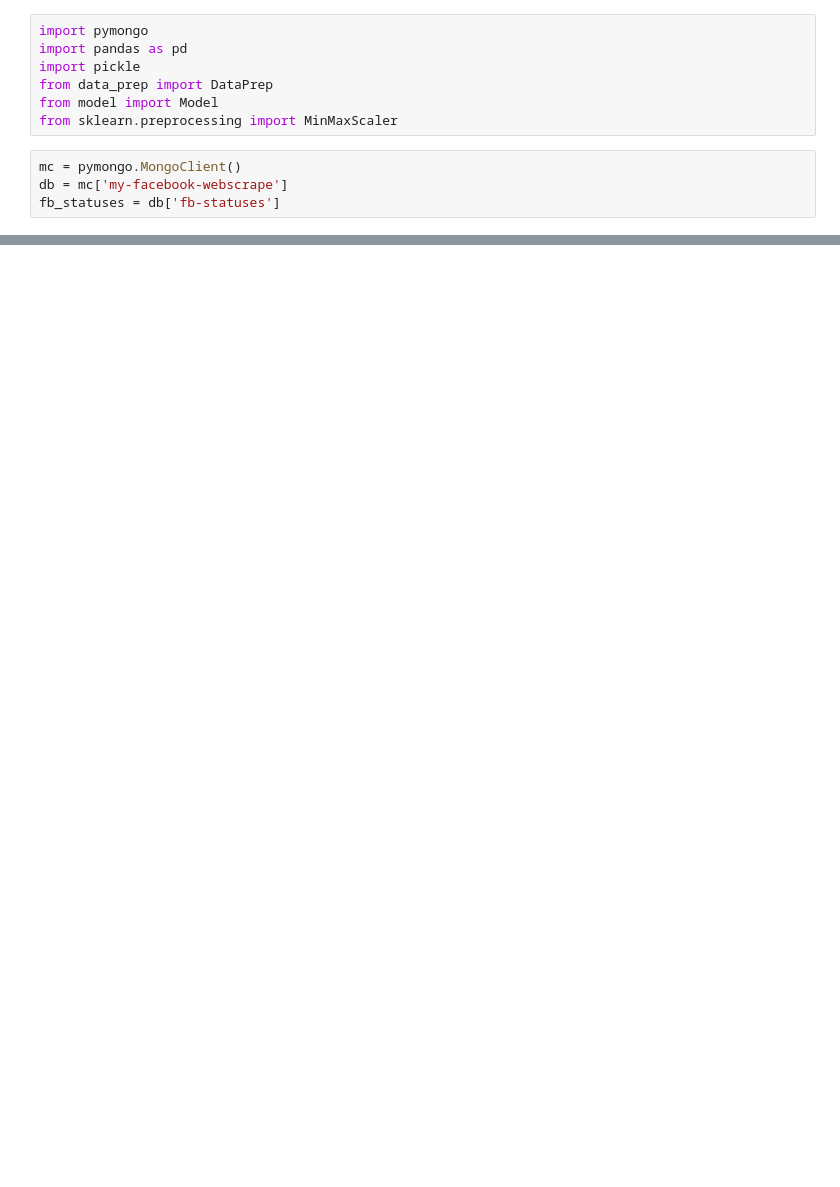
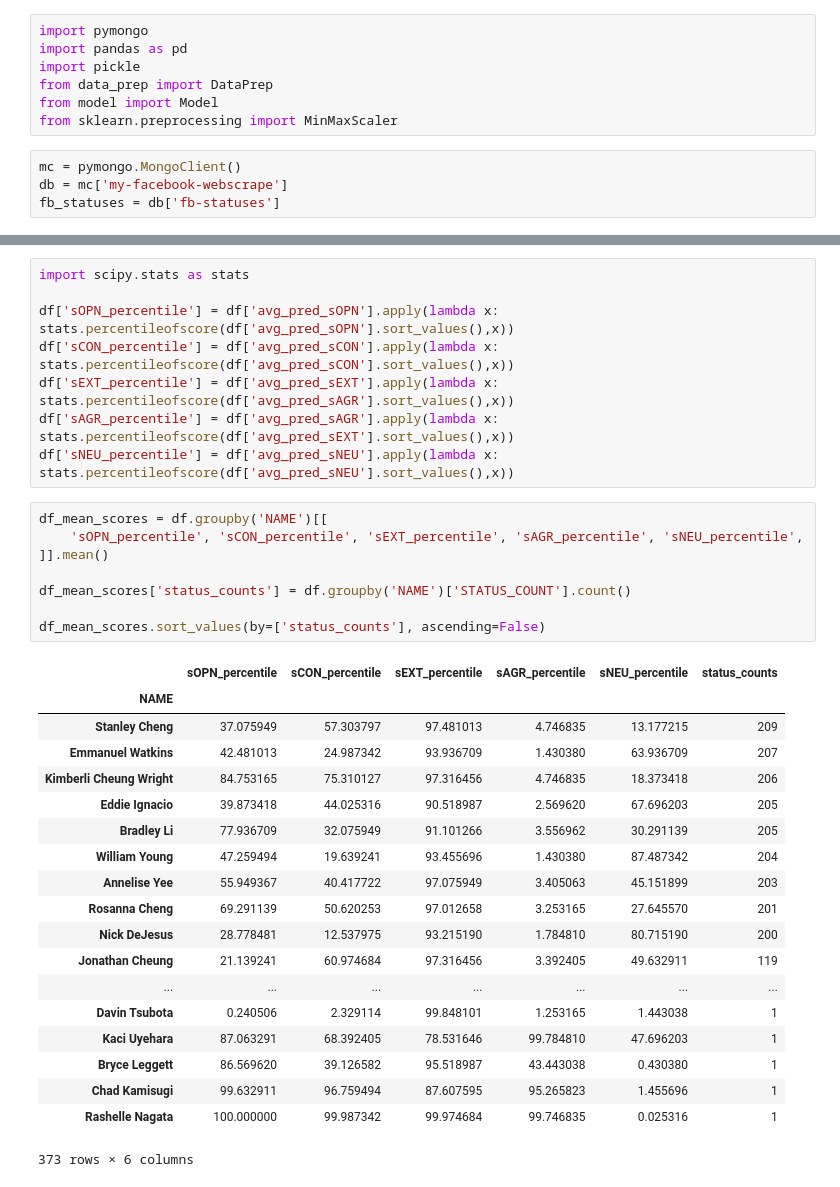
Before and after one commit to jcl132/personality-prediction-from-text, a Jupyter notebook: Predicted FB Personalities.ipynb, the cells around one changed output, grey strips where cells are left out. Cells and saved outputs as stored; diff of their text form; blank space fills up the shorter version.

```diff
--- a/Predicted FB Personalities.ipynb
+++ b/Predicted FB Personalities.ipynb
@@ -176,0 +227,36 @@ Name: STATUS_COUNT, Length: 196, dtype: int64
+# %%
+import scipy.stats as stats
+
+df['sOPN_percentile'] = df['avg_pred_sOPN'].apply(lambda x: stats.percentileofscore(df['avg_pred_sOPN'].sort_values(),x))
+df['sCON_percentile'] = df['avg_pred_sCON'].apply(lambda x: stats.percentileofscore(df['avg_pred_sCON'].sort_values(),x))
+df['sEXT_percentile'] = df['avg_pred_sEXT'].apply(lambda x: stats.percentileofscore(df['avg_pred_sAGR'].sort_values(),x))
+df['sAGR_percentile'] = df['avg_pred_sAGR'].apply(lambda x: stats.percentileofscore(df['avg_pred_sEXT'].sort_values(),x))
+df['sNEU_percentile'] = df['avg_pred_sNEU'].apply(lambda x: stats.percentileofscore(df['avg_pred_sNEU'].sort_values(),x))
+# %%
+df_mean_scores = df.groupby('NAME')[[
+    'sOPN_percentile', 'sCON_percentile', 'sEXT_percentile', 'sAGR_percentile', 'sNEU_percentile',
+]].mean()
+
+df_mean_scores['status_counts'] = df.groupby('NAME')['STATUS_COUNT'].count()
+
+df_mean_scores.sort_values(by=['status_counts'], ascending=False)
+# %% [output]
+|  | sOPN_percentile | sCON_percentile | sEXT_percentile | sAGR_percentile | sNEU_percentile | status_counts |
+| NAME |  |  |  |  |  |  |
+| Stanley Cheng | 37.075949 | 57.303797 | 97.481013 | 4.746835 | 13.177215 | 209 |
+| Emmanuel Watkins | 42.481013 | 24.987342 | 93.936709 | 1.430380 | 63.936709 | 207 |
+| Kimberli Cheung Wright | 84.753165 | 75.310127 | 97.316456 | 4.746835 | 18.373418 | 206 |
+| Eddie Ignacio | 39.873418 | 44.025316 | 90.518987 | 2.569620 | 67.696203 | 205 |
+| Bradley Li | 77.936709 | 32.075949 | 91.101266 | 3.556962 | 30.291139 | 205 |
+| William Young | 47.259494 | 19.639241 | 93.455696 | 1.430380 | 87.487342 | 204 |
+| Annelise Yee | 55.949367 | 40.417722 | 97.075949 | 3.405063 | 45.151899 | 203 |
+| Rosanna Cheng | 69.291139 | 50.620253 | 97.012658 | 3.253165 | 27.645570 | 201 |
+| Nick DeJesus | 28.778481 | 12.537975 | 93.215190 | 1.784810 | 80.715190 | 200 |
+| Jonathan Cheung | 21.139241 | 60.974684 | 97.316456 | 3.392405 | 49.632911 | 119 |
+| ... | ... | ... | ... | ... | ... | ... |
+| Davin Tsubota | 0.240506 | 2.329114 | 99.848101 | 1.253165 | 1.443038 | 1 |
+| Kaci Uyehara | 87.063291 | 68.392405 | 78.531646 | 99.784810 | 47.696203 | 1 |
+| Bryce Leggett | 86.569620 | 39.126582 | 95.518987 | 43.443038 | 0.430380 | 1 |
+| Chad Kamisugi | 99.632911 | 96.759494 | 87.607595 | 95.265823 | 1.455696 | 1 |
+| Rashelle Nagata | 100.000000 | 99.987342 | 99.974684 | 99.746835 | 0.025316 | 1 |
+373 rows × 6 columns
```
Also changed, not shown: parts of 16 cells of this notebook, 20 other files.
